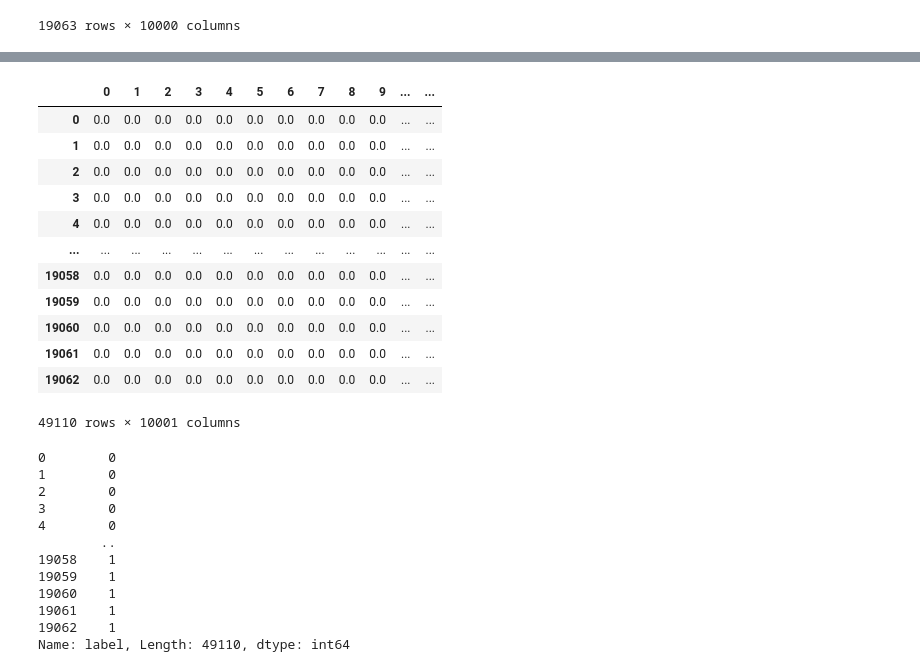
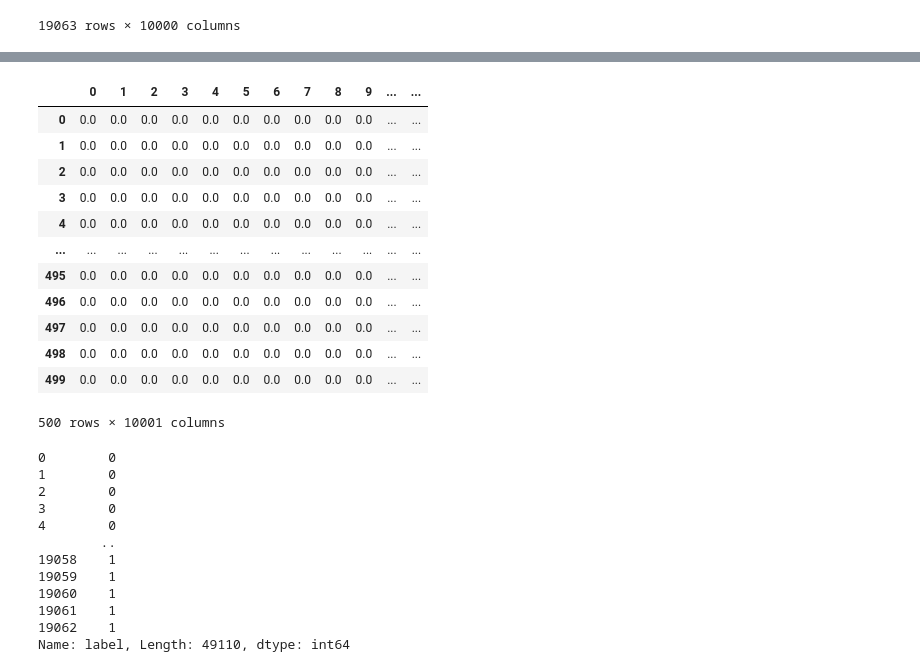
Before and after one commit to Ju0011/SW_Java, a Jupyter notebook: ToyPjt_2/createBB_new.ipynb, the cells around one changed output, grey strips where cells are left out. Cells and saved outputs as stored; diff of their text form; code cells hidden in the pictures.

```diff
--- a/ToyPjt_2/createBB_new.ipynb
+++ b/ToyPjt_2/createBB_new.ipynb
@@ -348,20 +335,20 @@ x2_df
 # %%
 total = pd.concat([x_df,x2_df])
-total
+total[:500]
 # %% [output]
 |  | 0 | 1 | 2 | 3 | 4 | 5 | 6 | 7 | 8 | 9 | ... | ... |
 | 0 | 0.0 | 0.0 | 0.0 | 0.0 | 0.0 | 0.0 | 0.0 | 0.0 | 0.0 | 0.0 | ... | ... |
 | 1 | 0.0 | 0.0 | 0.0 | 0.0 | 0.0 | 0.0 | 0.0 | 0.0 | 0.0 | 0.0 | ... | ... |
 | 2 | 0.0 | 0.0 | 0.0 | 0.0 | 0.0 | 0.0 | 0.0 | 0.0 | 0.0 | 0.0 | ... | ... |
 | 3 | 0.0 | 0.0 | 0.0 | 0.0 | 0.0 | 0.0 | 0.0 | 0.0 | 0.0 | 0.0 | ... | ... |
 | 4 | 0.0 | 0.0 | 0.0 | 0.0 | 0.0 | 0.0 | 0.0 | 0.0 | 0.0 | 0.0 | ... | ... |
 | ... | ... | ... | ... | ... | ... | ... | ... | ... | ... | ... | ... | ... |
-| 19058 | 0.0 | 0.0 | 0.0 | 0.0 | 0.0 | 0.0 | 0.0 | 0.0 | 0.0 | 0.0 | ... | ... |
-| 19059 | 0.0 | 0.0 | 0.0 | 0.0 | 0.0 | 0.0 | 0.0 | 0.0 | 0.0 | 0.0 | ... | ... |
-| 19060 | 0.0 | 0.0 | 0.0 | 0.0 | 0.0 | 0.0 | 0.0 | 0.0 | 0.0 | 0.0 | ... | ... |
-| 19061 | 0.0 | 0.0 | 0.0 | 0.0 | 0.0 | 0.0 | 0.0 | 0.0 | 0.0 | 0.0 | ... | ... |
-| 19062 | 0.0 | 0.0 | 0.0 | 0.0 | 0.0 | 0.0 | 0.0 | 0.0 | 0.0 | 0.0 | ... | ... |
+| 495 | 0.0 | 0.0 | 0.0 | 0.0 | 0.0 | 0.0 | 0.0 | 0.0 | 0.0 | 0.0 | ... | ... |
+| 496 | 0.0 | 0.0 | 0.0 | 0.0 | 0.0 | 0.0 | 0.0 | 0.0 | 0.0 | 0.0 | ... | ... |
+| 497 | 0.0 | 0.0 | 0.0 | 0.0 | 0.0 | 0.0 | 0.0 | 0.0 | 0.0 | 0.0 | ... | ... |
+| 498 | 0.0 | 0.0 | 0.0 | 0.0 | 0.0 | 0.0 | 0.0 | 0.0 | 0.0 | 0.0 | ... | ... |
+| 499 | 0.0 | 0.0 | 0.0 | 0.0 | 0.0 | 0.0 | 0.0 | 0.0 | 0.0 | 0.0 | ... | ... |
-49110 rows × 10001 columns
+500 rows × 10001 columns
 # %%
 train_labels = total['label']
 train_labels
```
Also changed, not shown: parts of 6 cells of this notebook, 2 other files.
